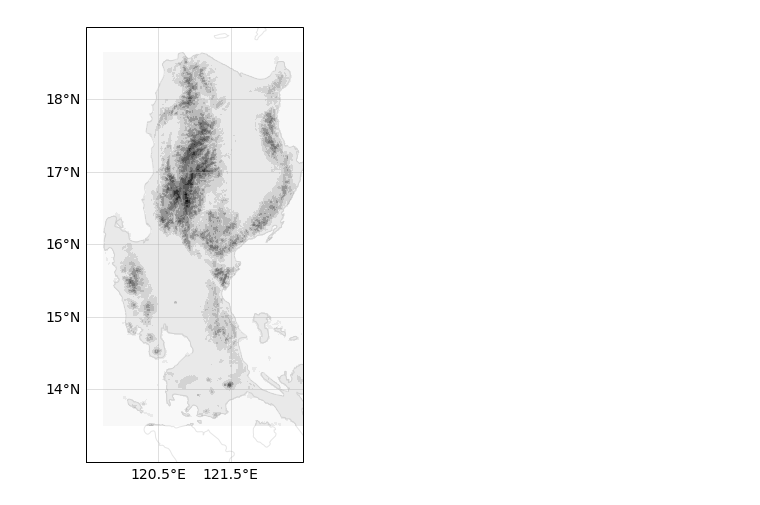
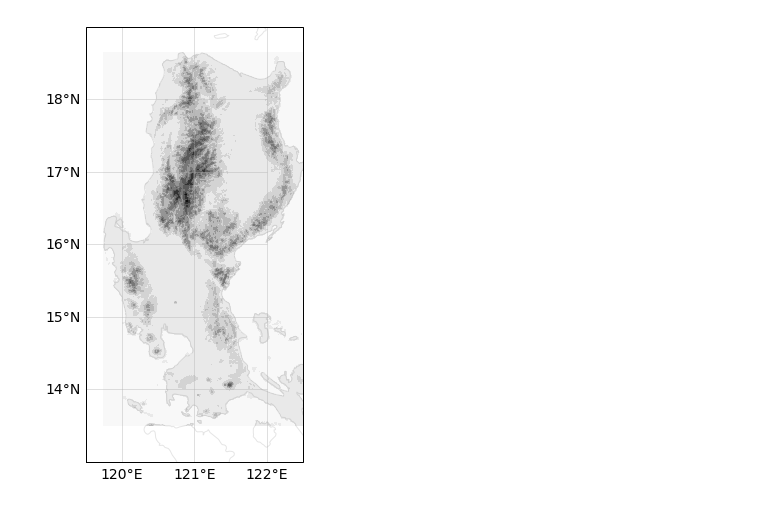
Before and after one commit to baracoma/public_notebooks, a Jupyter notebook: Read Geotiff and Plot.ipynb, the cells around one changed output. Saved outputs shown, nothing was run; the diff lists cells and outputs as text; code cells hidden in the pictures.

```diff
--- a/Read Geotiff and Plot.ipynb
+++ b/Read Geotiff and Plot.ipynb
@@ -24,26 +41,23 @@ lon_max = 122.5
 # %%
-# Define the projection
-crs=ccrs.PlateCarree()
-
 # Plot!
-fig = plt.figure(figsize=(12,8))
+fig = plt.figure(figsize=(16,8))
 ax = fig.add_subplot(111, projection=crs)
 ax.coastlines(resolution='10m', alpha=0.1)
 ax.contourf(x, y, da.variable.data[0], cmap='Greys')
 ax.set_extent([lon_min, lon_max, lat_min, lat_max])
 
 # Grid and Labels
 gl = ax.gridlines(crs=crs, draw_labels=True, alpha=0.5)
 gl.xlabels_top = None
 gl.ylabels_right = None
-xgrid = np.arange(lon_min, lon_max+1, 1.)
+xgrid = np.arange(lon_min-0.5, lon_max+.5, 1.)
 ygrid = np.arange(lat_min, lat_max+1, 1.)
 gl.xlocator = mticker.FixedLocator(xgrid.tolist())
 gl.ylocator = mticker.FixedLocator(ygrid.tolist())
 gl.xformatter = LONGITUDE_FORMATTER
 gl.yformatter = LATITUDE_FORMATTER
 gl.xlabel_style = {'size': 14, 'color': 'black'}
 gl.ylabel_style = {'size': 14, 'color': 'black'}
 plt.show()
 # %% [output]
-[figure, old version]
+[figure, new version]
```
Also changed, not shown: parts of 3 cells of this notebook.
